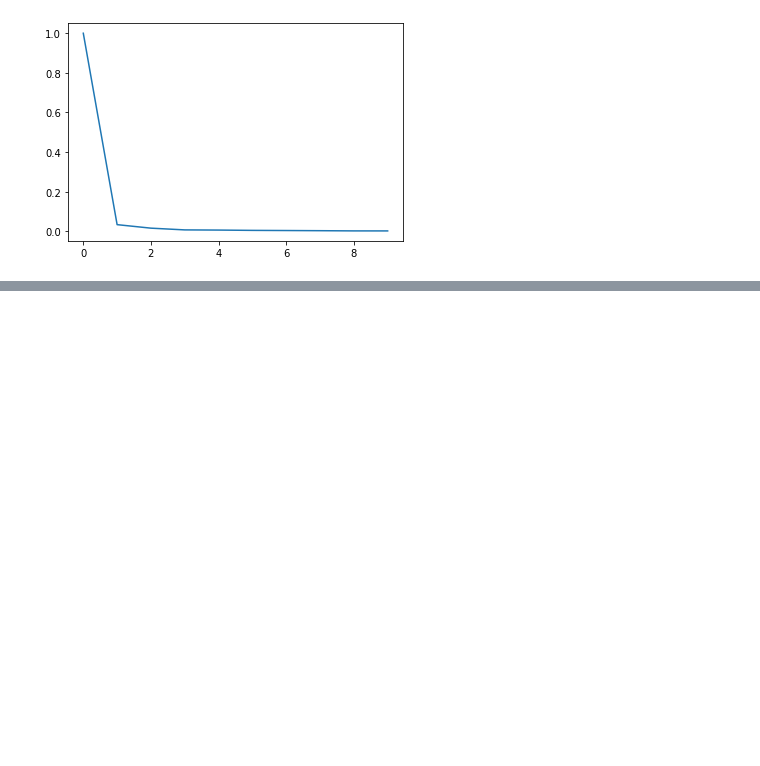
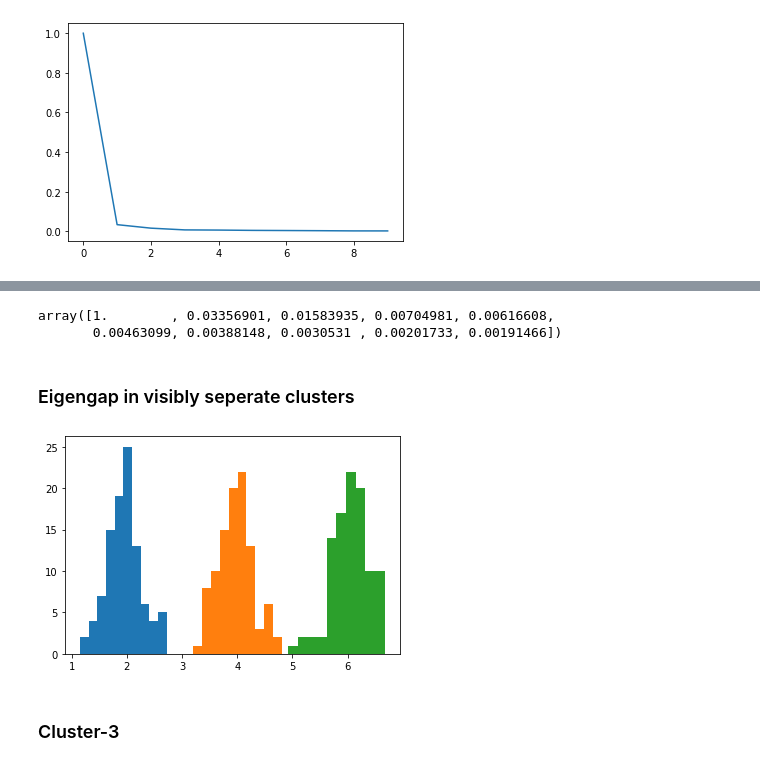
Before and after one commit to SusheendharVijay/ClusterEncoder, a Jupyter notebook: graphEncoder.ipynb, the cells around one changed output, grey strips where cells are left out. Saved outputs shown, nothing was run; the diff lists cells and outputs as text; code cells hidden in the pictures; blank space fills up the shorter version.

```diff
--- a/graphEncoder.ipynb
+++ b/graphEncoder.ipynb
@@ -339,0 +339,14 @@ plt.plot(e_val.real)
+# %%
+e_val.real
+# %% [output]
+array([1.        , 0.03356901, 0.01583935, 0.00704981, 0.00616608,
+       0.00463099, 0.00388148, 0.0030531 , 0.00201733, 0.00191466])
+# %% [markdown]
+### Eigengap in visibly seperate clusters
+# %%
+for cluster in clusters[2]:
+    plt.hist(cluster)
+# %% [output]
+[figure, added]
+# %% [markdown]
+### Cluster-3
```
Also changed, not shown: parts of 20 cells of this notebook.
